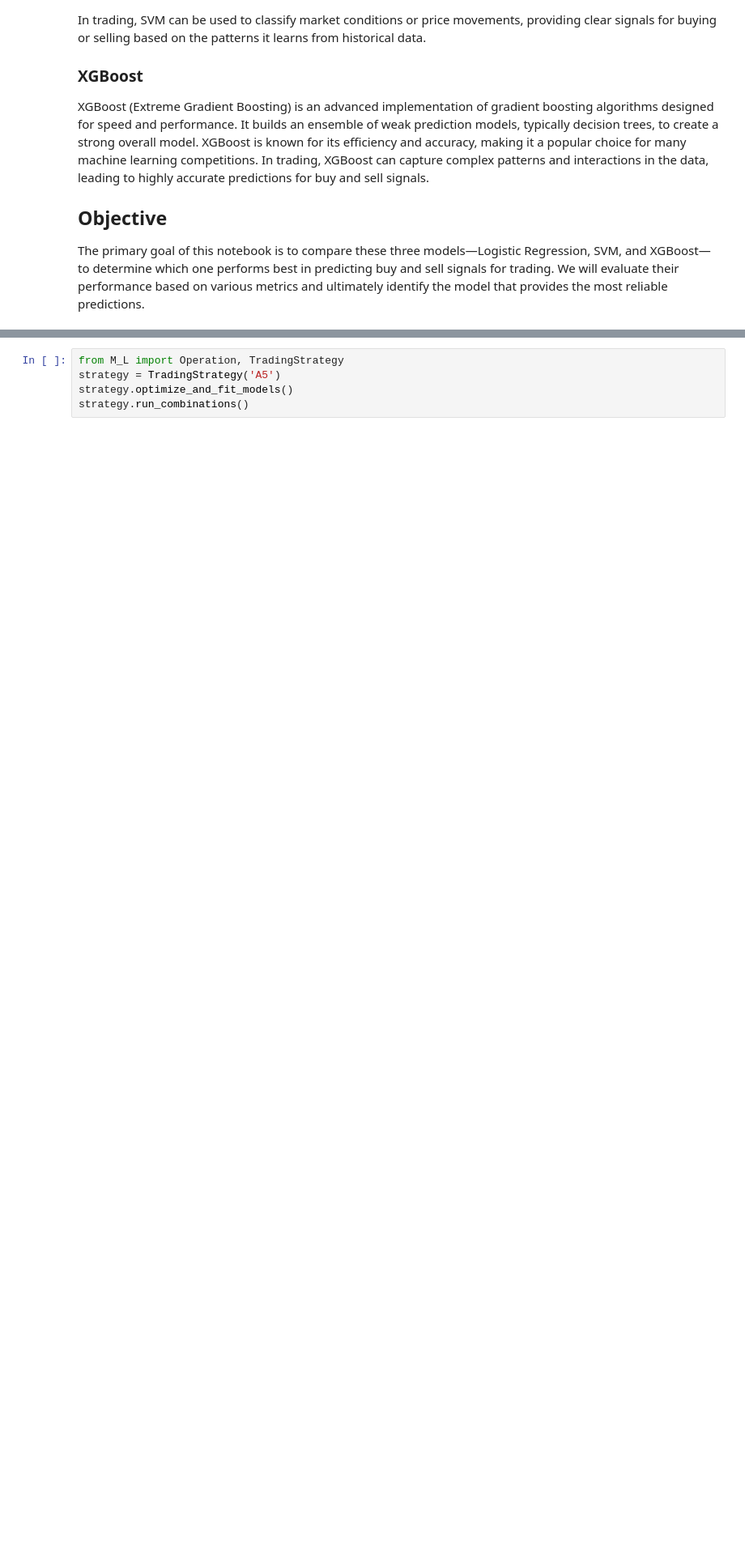
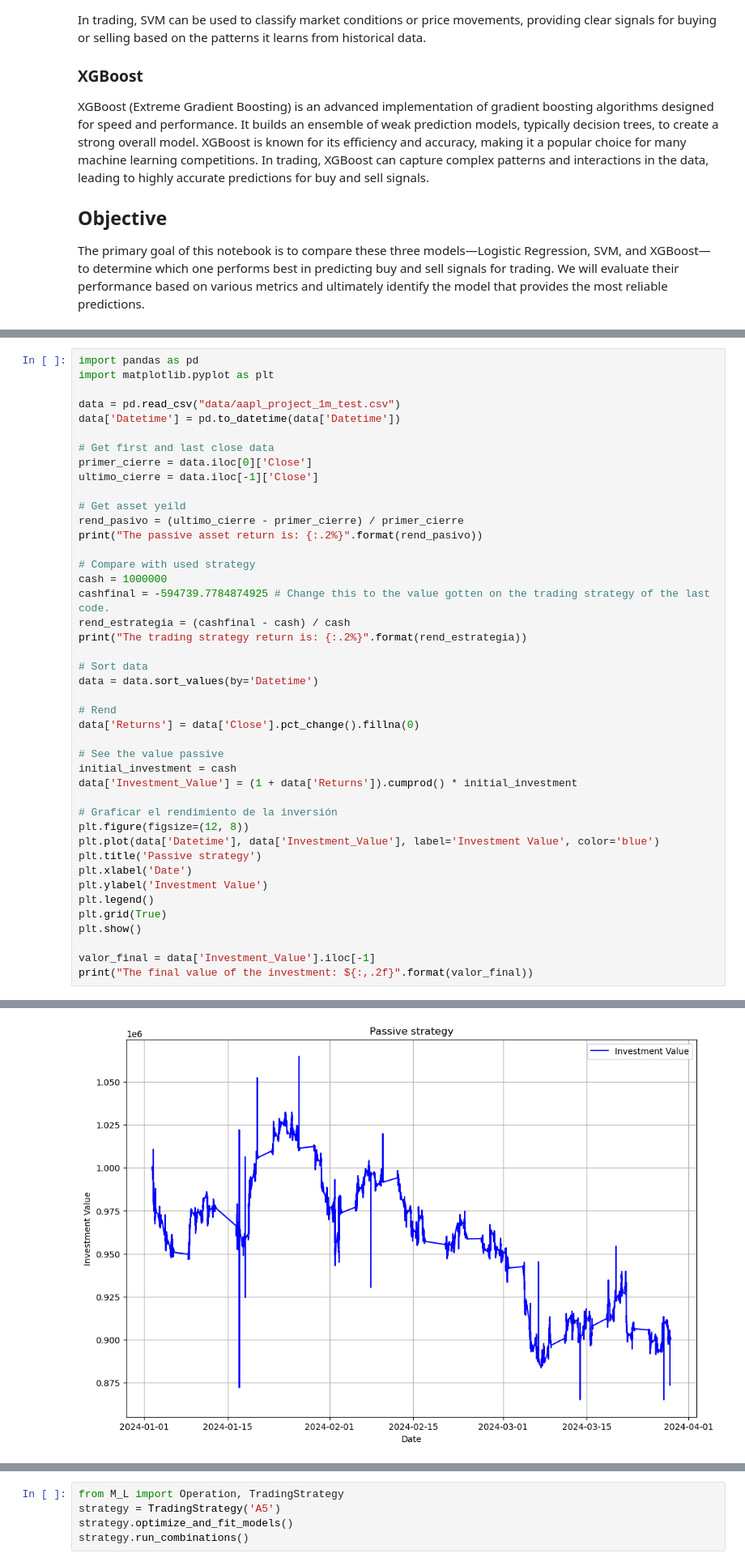
Before and after one commit to alfredobau21/proyecto_trading, a Jupyter notebook: Project 3 Machine Learning/Report ML_.ipynb, the cells around one changed output, grey strips where cells are left out. Shown: that part at 81% size. Saved outputs shown, nothing was run; the diff lists cells and outputs as text; blank space fills up the shorter version.

```diff
--- a/Project 3 Machine Learning/Report ML_.ipynb
+++ b/Project 3 Machine Learning/Report ML_.ipynb
@@ -21,0 +110,44 @@ The primary goal of this notebook is to compare these three models—Logistic Re
+# %%
+import pandas as pd
+import matplotlib.pyplot as plt
+
+data = pd.read_csv("data/aapl_project_1m_test.csv")
+data['Datetime'] = pd.to_datetime(data['Datetime'])
+
+# Get first and last close data
+primer_cierre = data.iloc[0]['Close']
+ultimo_cierre = data.iloc[-1]['Close']
+
+# Get asset yeild
+rend_pasivo = (ultimo_cierre - primer_cierre) / primer_cierre
+print("The passive asset return is: {:.2%}".format(rend_pasivo))
+
+# Compare with used strategy
+cash = 1000000
+cashfinal = -594739.7784874925 # Change this to the value gotten on the trading strategy of the last code.
+rend_estrategia = (cashfinal - cash) / cash
+print("The trading strategy return is: {:.2%}".format(rend_estrategia))
+
+# Sort data
+data = data.sort_values(by='Datetime')
+
+# Rend
+data['Returns'] = data['Close'].pct_change().fillna(0)
+
+# See the value passive
+initial_investment = cash
+data['Investment_Value'] = (1 + data['Returns']).cumprod() * initial_investment
+
+# Graficar el rendimiento de la inversión
+plt.figure(figsize=(12, 8))
+plt.plot(data['Datetime'], data['Investment_Value'], label='Investment Value', color='blue')
+plt.title('Passive strategy')
+plt.xlabel('Date')
+plt.ylabel('Investment Value')
+plt.legend()
+plt.grid(True)
+plt.show()
+
+valor_final = data['Investment_Value'].iloc[-1]
+print("The final value of the investment: ${:,.2f}".format(valor_final))
+# %% [output]
@@ -21,0 +156 @@ The primary goal of this notebook is to compare these three models—Logistic Re
+[figure, added]
```
Also changed, not shown: parts of 12 cells of this notebook, 1 other file.
